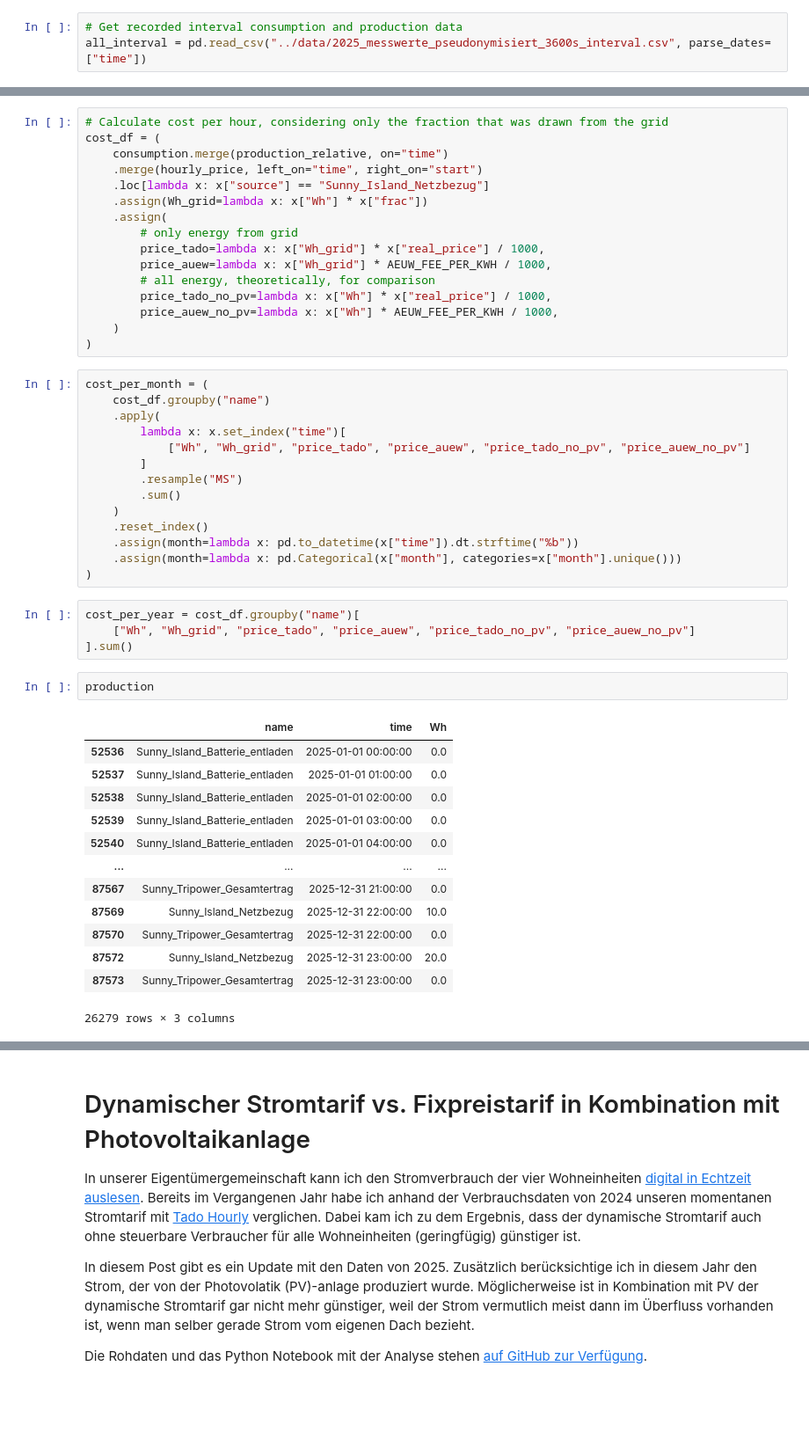
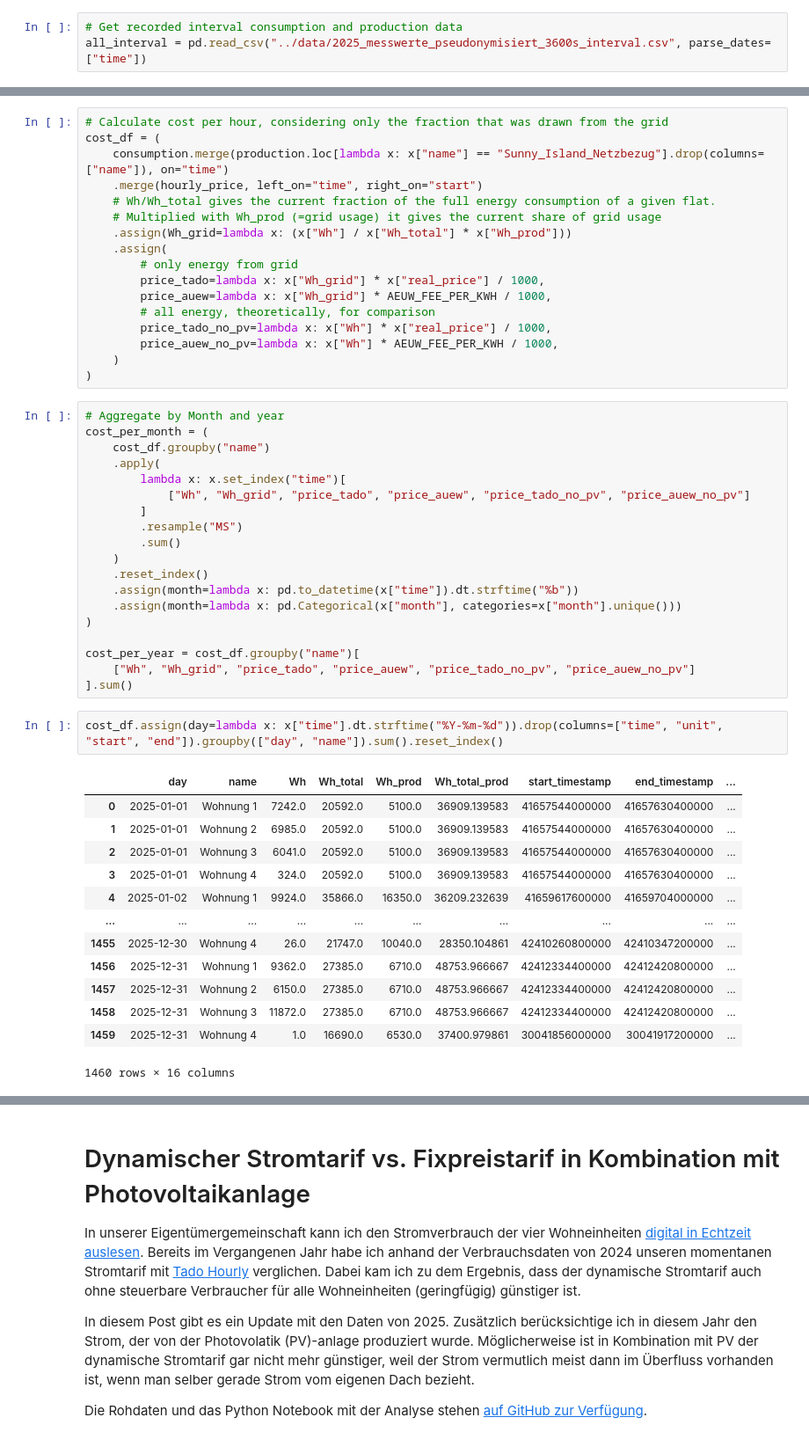
Before and after one commit to grst/dynamischer-stromtarif, a Jupyter notebook: src/dynamischer-stromtarif-pv.ipynb, the cells around one changed output, grey strips where cells are left out. Shown at 88% size. Cells and saved outputs as stored; diff of their text form; blank space fills up the shorter version.

```diff
--- a/src/dynamischer-stromtarif-pv.ipynb
+++ b/src/dynamischer-stromtarif-pv.ipynb
@@ -74,10 +93,11 @@ production_relative = (
 # %%
 # Calculate cost per hour, considering only the fraction that was drawn from the grid
 cost_df = (
-    consumption.merge(production_relative, on="time")
+    consumption.merge(production.loc[lambda x: x["name"] == "Sunny_Island_Netzbezug"].drop(columns=["name"]), on="time")
     .merge(hourly_price, left_on="time", right_on="start")
-    .loc[lambda x: x["source"] == "Sunny_Island_Netzbezug"]
-    .assign(Wh_grid=lambda x: x["Wh"] * x["frac"])
+    # Wh/Wh_total gives the current fraction of the full energy consumption of a given flat.
+    # Multiplied with Wh_prod (=grid usage) it gives the current share of grid usage
+    .assign(Wh_grid=lambda x: (x["Wh"] / x["Wh_total"] * x["Wh_prod"]))
     .assign(
         # only energy from grid
         price_tado=lambda x: x["Wh_grid"] * x["real_price"] / 1000,
@@ -88,6 +108,7 @@ cost_df = (
     )
 )
 # %%
+# Aggregate by Month and year
 cost_per_month = (
     cost_df.groupby("name")
     .apply(
@@ -101,23 +122,23 @@ cost_per_month = (
     .assign(month=lambda x: pd.to_datetime(x["time"]).dt.strftime("%b"))
     .assign(month=lambda x: pd.Categorical(x["month"], categories=x["month"].unique()))
 )
+
+cost_per_year = cost_df.groupby("name")[
+    ["Wh", "Wh_grid", "price_tado", "price_auew", "price_tado_no_pv", "price_auew_no_pv"]
+].sum()
-# %%
-cost_per_year = cost_df.groupby("name")[
-    ["Wh", "Wh_grid", "price_tado", "price_auew", "price_tado_no_pv", "price_auew_no_pv"]
-].sum()
-# %%
-production
-# %% [output]
-|  | name | time | Wh |
-| 52536 | Sunny_Island_Batterie_entladen | 2025-01-01 00:00:00 | 0.0 |
-| 52537 | Sunny_Island_Batterie_entladen | 2025-01-01 01:00:00 | 0.0 |
-| 52538 | Sunny_Island_Batterie_entladen | 2025-01-01 02:00:00 | 0.0 |
-| 52539 | Sunny_Island_Batterie_entladen | 2025-01-01 03:00:00 | 0.0 |
-| 52540 | Sunny_Island_Batterie_entladen | 2025-01-01 04:00:00 | 0.0 |
-| ... | ... | ... | ... |
-| 87567 | Sunny_Tripower_Gesamtertrag | 2025-12-31 21:00:00 | 0.0 |
-| 87569 | Sunny_Island_Netzbezug | 2025-12-31 22:00:00 | 10.0 |
-| 87570 | Sunny_Tripower_Gesamtertrag | 2025-12-31 22:00:00 | 0.0 |
-| 87572 | Sunny_Island_Netzbezug | 2025-12-31 23:00:00 | 20.0 |
-| 87573 | Sunny_Tripower_Gesamtertrag | 2025-12-31 23:00:00 | 0.0 |
-26279 rows × 3 columns
+# %%
+cost_df.assign(day=lambda x: x["time"].dt.strftime("%Y-%m-%d")).drop(columns=["time", "unit", "start", "end"]).groupby(["day", "name"]).sum().reset_index()
+# %% [output]
+|  | day | name | Wh | Wh_total | Wh_prod | Wh_total_prod | start_timestamp | end_timestamp | ... |
+| 0 | 2025-01-01 | Wohnung 1 | 7242.0 | 20592.0 | 5100.0 | 36909.139583 | 41657544000000 | 41657630400000 | ... |
+| 1 | 2025-01-01 | Wohnung 2 | 6985.0 | 20592.0 | 5100.0 | 36909.139583 | 41657544000000 | 41657630400000 | ... |
+| 2 | 2025-01-01 | Wohnung 3 | 6041.0 | 20592.0 | 5100.0 | 36909.139583 | 41657544000000 | 41657630400000 | ... |
+| 3 | 2025-01-01 | Wohnung 4 | 324.0 | 20592.0 | 5100.0 | 36909.139583 | 41657544000000 | 41657630400000 | ... |
+| 4 | 2025-01-02 | Wohnung 1 | 9924.0 | 35866.0 | 16350.0 | 36209.232639 | 41659617600000 | 41659704000000 | ... |
+| ... | ... | ... | ... | ... | ... | ... | ... | ... | ... |
+| 1455 | 2025-12-30 | Wohnung 4 | 26.0 | 21747.0 | 10040.0 | 28350.104861 | 42410260800000 | 42410347200000 | ... |
+| 1456 | 2025-12-31 | Wohnung 1 | 9362.0 | 27385.0 | 6710.0 | 48753.966667 | 42412334400000 | 42412420800000 | ... |
+| 1457 | 2025-12-31 | Wohnung 2 | 6150.0 | 27385.0 | 6710.0 | 48753.966667 | 42412334400000 | 42412420800000 | ... |
+| 1458 | 2025-12-31 | Wohnung 3 | 11872.0 | 27385.0 | 6710.0 | 48753.966667 | 42412334400000 | 42412420800000 | ... |
+| 1459 | 2025-12-31 | Wohnung 4 | 1.0 | 16690.0 | 6530.0 | 37400.979861 | 30041856000000 | 30041917200000 | ... |
+1460 rows × 16 columns
```
Also changed, not shown: parts of 9 cells of this notebook.
